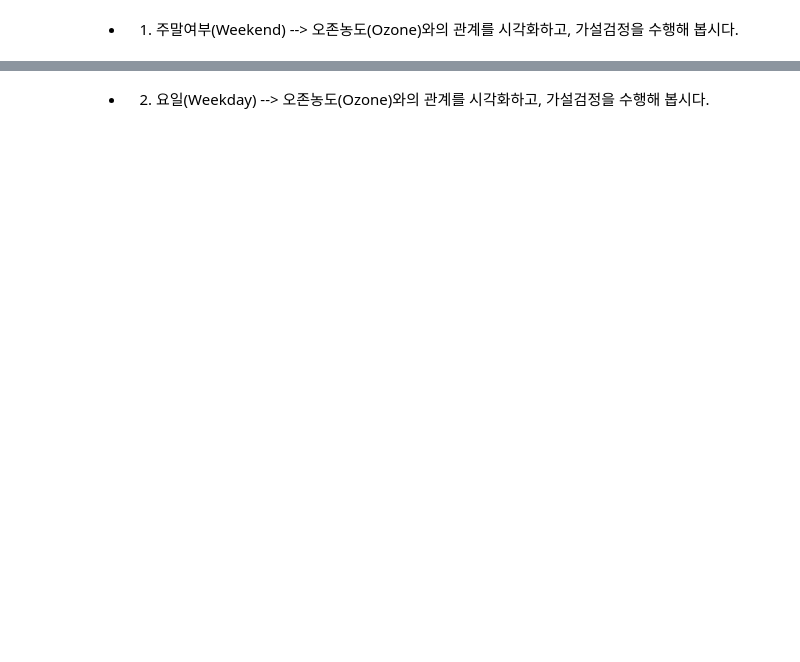
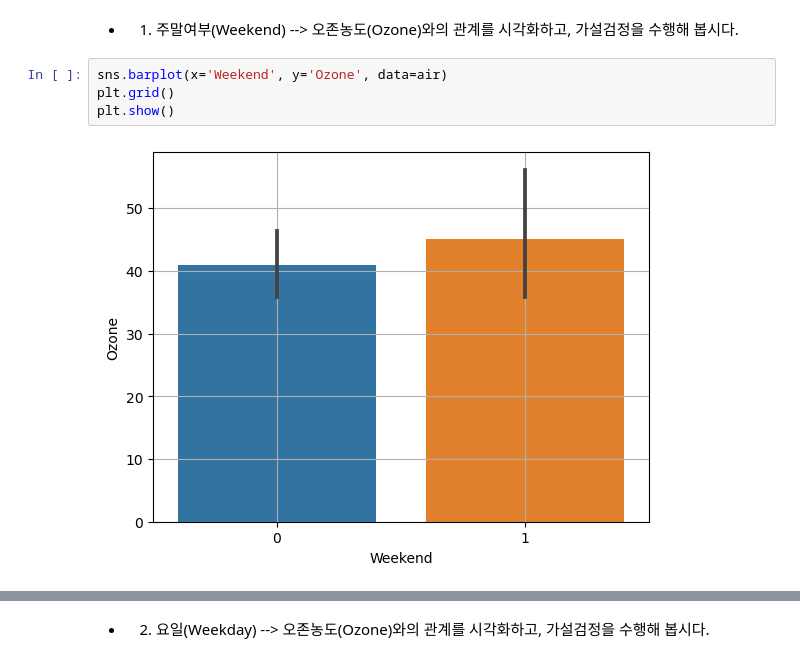
Before and after one commit to Jihwan98/aivle_school, a Jupyter notebook: 2023.02.09_데이터 분석 및 의미찾기_실습/03_이변량_범주 vs 숫자.ipynb, the cells around one changed output, grey strips where cells are left out. Cells and saved outputs as stored; diff of their text form; blank space fills up the shorter version.

```diff
--- a/2023.02.09_데이터 분석 및 의미찾기_실습/03_이변량_범주 vs 숫자.ipynb
+++ b/2023.02.09_데이터 분석 및 의미찾기_실습/03_이변량_범주 vs 숫자.ipynb
@@ -263,2 +270,8 @@ air.head()
 # %% [markdown]
 * 1) 주말여부(Weekend) --> 오존농도(Ozone)와의 관계를 시각화하고, 가설검정을 수행해 봅시다.
+# %%
+sns.barplot(x='Weekend', y='Ozone', data=air)
+plt.grid()
+plt.show()
+# %% [output]
+[figure, added]
```
Also changed, not shown: parts of 6 cells of this notebook.
